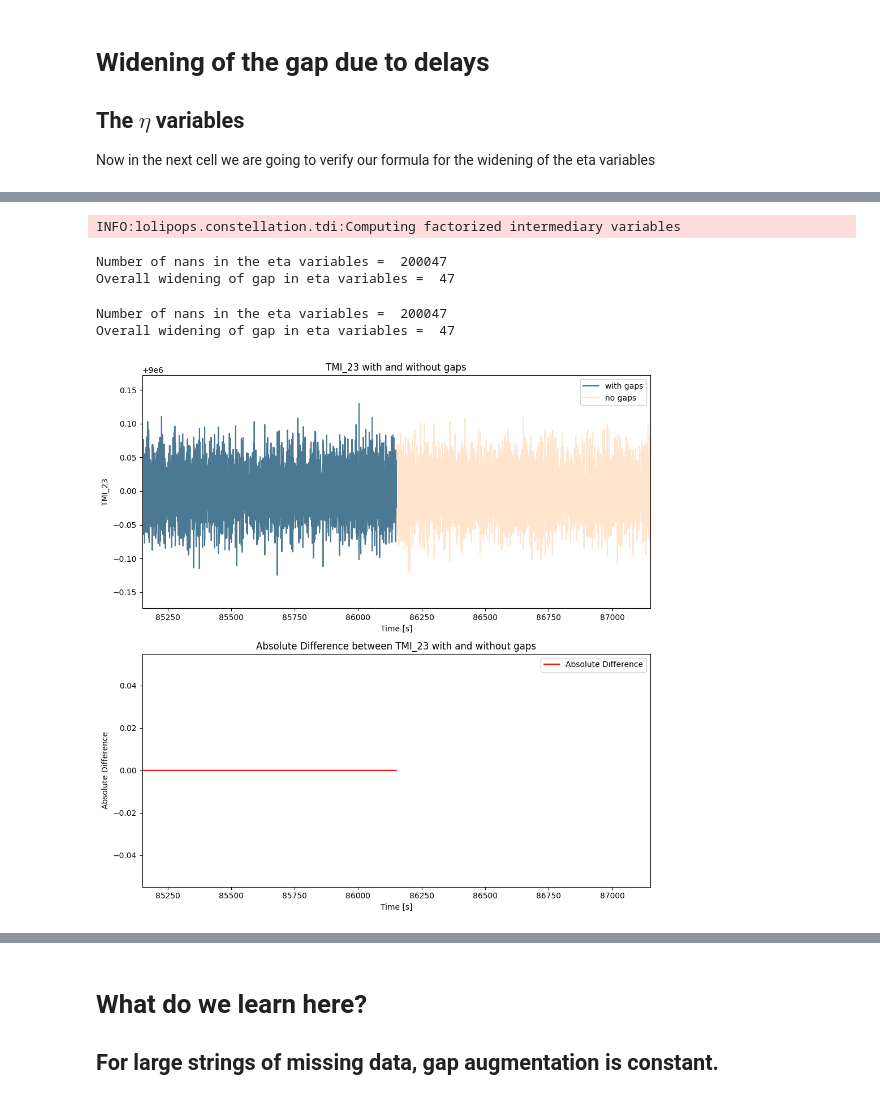
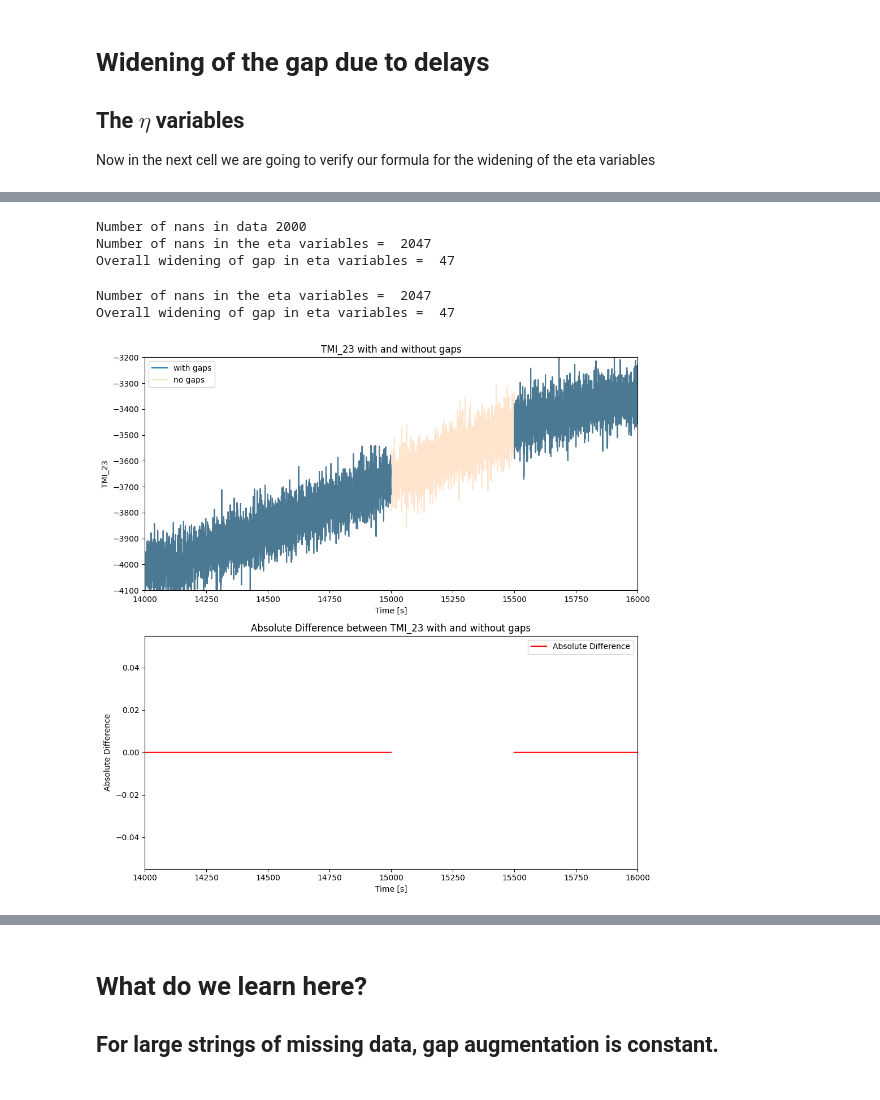
Before and after one commit to OllieBurke/gaps_tdi, a Jupyter notebook: notebooks/investigation_gap_widening.ipynb, the cells around one changed output, grey strips where cells are left out. Drawn from its saved outputs; the diff is of its cells as text; code cells hidden in the pictures.

Commit message:
consistent with pytdi + lisainstrument

```diff
--- a/notebooks/investigation_gap_widening.ipynb
+++ b/notebooks/investigation_gap_widening.ipynb
@@ -35,0 +50,6 @@ The autoreload extension is already loaded. To reload it, use:
+# %%
+from pytdi import Data
+
+from pytdi.michelson import compute_factorized_michelson
+
+data = Data.from_instrument(instr)
@@ -138,24 +157,22 @@ This ammounts to 20 number of samples
 # %%
-N_nans = 200000
+from pytdi.intervar import compute_etas
+
+N_nans = 2000
 order = 27
-masking_function = construct_mask_single_gap(N_nans, length = N)
-telemetry_w_gaps, mprs_w_nans, mpr_derivatives_w_nans = nanify_telemetry_variables(MOSAS, telemetry, mprs, mpr_derivatives, masking_function)
-etas_w_gaps_nans = compute_factorized_intervars(
-    telemetry_w_gaps.ifos,
-    mprs_w_nans,
-    mpr_derivatives_w_nans,
-    telemetry.sampling,
-    lagrange_interp_order=order,
-)
+masking_function = construct_mask_single_gap(N_nans, length = simlen)
+data_w_gaps = nanify_telemetry_variables(data, masking_function)
+etas_w_gaps_nans = compute_etas(data_w_gaps, order, unit = "frequency")
 
-N_nans_in_eta_lolipops = np.sum(np.isnan(etas_w_gaps_nans["eta_12"]))
-widening_gap_eta_lolipops = N_nans_in_eta_lolipops - N_nans
-print("Number of nans in the eta variables = ", N_nans_in_eta_lolipops)
-print("Overall widening of gap in eta variables = ", widening_gap_eta_lolipops)
+N_nans_in_data = np.sum(np.isnan(data_w_gaps.measurements["tmi_12"]))
+print("Number of nans in data", N_nans_in_data)
+N_nans_in_eta_pytdi = np.sum(np.isnan(etas_w_gaps_nans["eta_12"]))
+widening_gap_eta_pytdi = N_nans_in_eta_pytdi - N_nans
+print("Number of nans in the eta variables = ", N_nans_in_eta_pytdi)
+print("Overall widening of gap in eta variables = ", widening_gap_eta_pytdi)
 # %% [output]
-INFO:lolipops.constellation.tdi:Computing factorized intermediary variables
+Number of nans in data 2000
+Number of nans in the eta variables =  2047
+Overall widening of gap in eta variables =  47
-Number of nans in the eta variables =  200047
-Overall widening of gap in eta variables =  47
 # %%
 # Check formula
 
@@ -165,35 +182,37 @@ widening_gap_eta_theory, N_nans_in_eta_theory = gap_augmentation_expression(orde
 print("Number of nans in the eta variables = ", N_nans_in_eta_theory)
 print("Overall widening of gap in eta variables = ", widening_gap_eta_theory)
 # %% [output]
-Number of nans in the eta variables =  200047
+Number of nans in the eta variables =  2047
 Overall widening of gap in eta variables =  47
 # %%
 fig, axs = plt.subplots(2, 1, figsize=(10, 10))
 
 idx_start_gap = np.argwhere(np.isnan(masking_function) == True)[0][0]
 idx_end_gap = np.argwhere(np.isnan(masking_function) == True)[-1][-1]
 # First subplot: Original plot with gaps and no gaps
-axs[0].plot(sim_t, telemetry_w_gaps.ifos["tmi_23"], label="with gaps", alpha=1)
-axs[0].plot(sim_t, telemetry.ifos["tmi_23"], label="no gaps", alpha=0.2)
-axs[0].set_xlim([sim_t[idx_start_gap] - 1000, sim_t[idx_start_gap] + 1000])
+j = 1000
+axs[0].plot(sim_t, data_w_gaps.measurements["tmi_23"], label="with gaps", alpha=1)
+axs[0].plot(sim_t, data.measurements["tmi_23"], label="no gaps", alpha=0.2)
+axs[0].set_xlim([sim_t[idx_start_gap] - j, sim_t[idx_start_gap] + j])
 axs[0].set_ylabel(r"TMI_23")
+axs[0].set_ylim([-4100, -3200])
 axs[0].set_xlabel("Time [s]")
 axs[0].legend()
 axs[0].set_title("TMI_23 with and without gaps")
 
 # Second subplot: Absolute difference between the two
-absolute_difference = np.abs(telemetry_w_gaps.ifos["tmi_23"] - telemetry.ifos["tmi_23"])
+absolute_difference = np.abs(data_w_gaps.measurements["tmi_23"] - data.measurements["tmi_23"])
 axs[1].plot(sim_t, absolute_difference, label="Absolute Difference", color="red")
-axs[1].set_xlim([sim_t[idx_start_gap] - 1000, sim_t[idx_start_gap] + 1000])
+axs[1].set_xlim([sim_t[idx_start_gap] - j, sim_t[idx_start_gap] + j])
 axs[1].set_ylabel("Absolute Difference")
 axs[1].set_xlabel("Time [s]")
 axs[1].legend()
 axs[1].set_title("Absolute Difference between TMI_23 with and without gaps")
 
 plt.tight_layout()
 plt.show()
 # %% [output]
-[figure, old version]
+[figure, new version]
 # %%
 order = 45
 results_testing_N_nans = []
```
Also changed, not shown: parts of 32 cells of this notebook, 2 other files.
